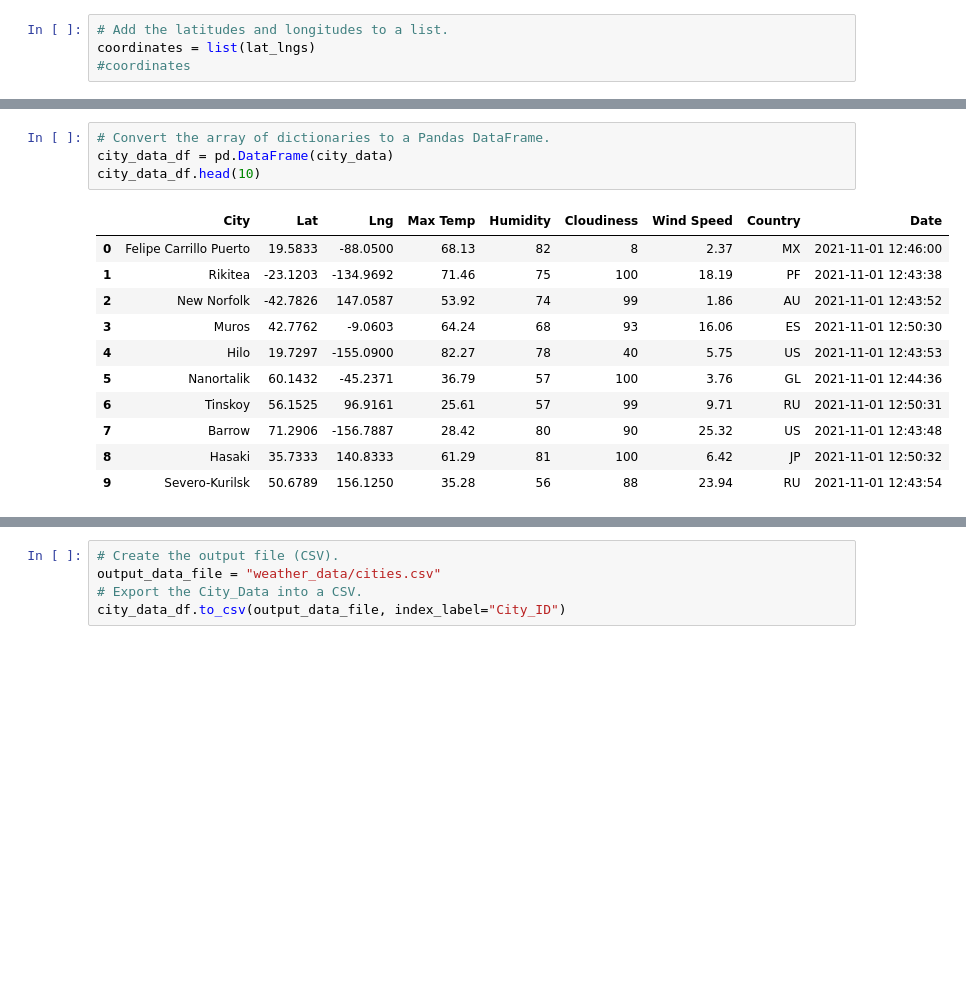
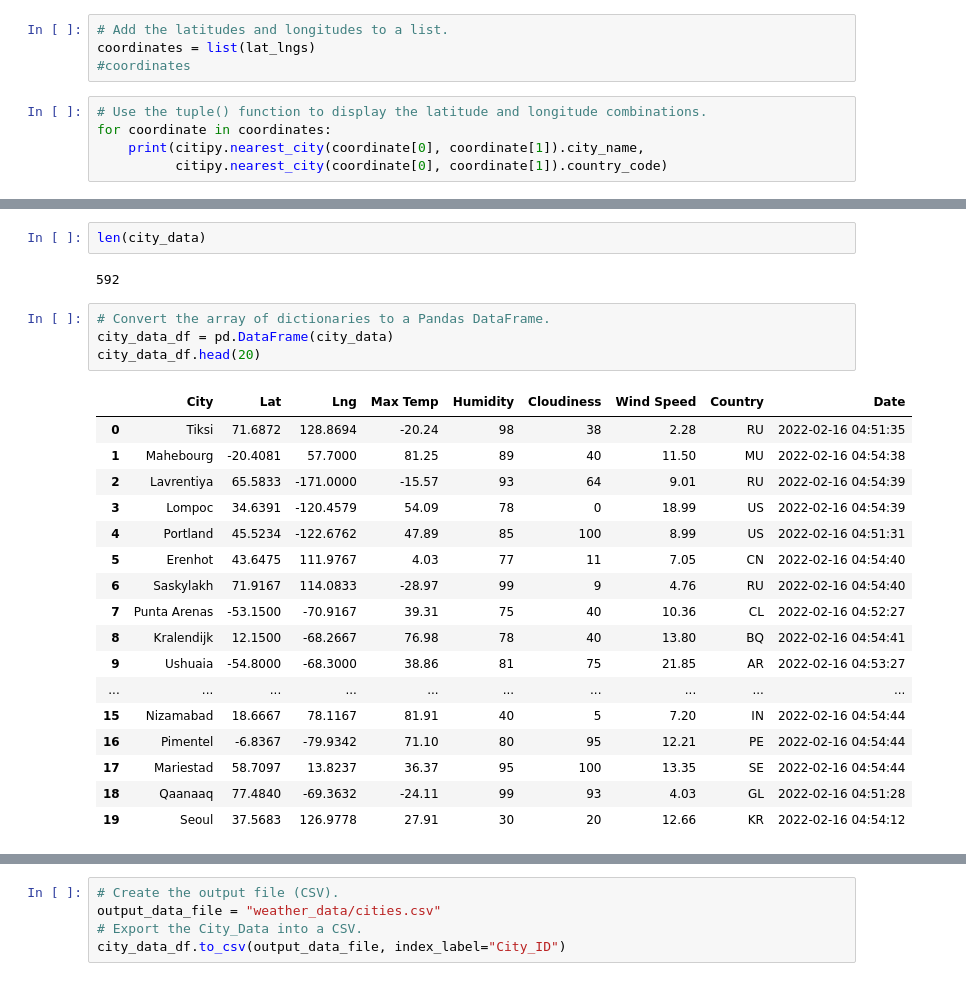
Before and after one commit to Alfer23/World_Weather_Analysis, a Jupyter notebook: WeatherPy.ipynb, the cells around one changed output, grey strips where cells are left out. Cells and saved outputs as stored; diff of their text form; blank space fills up the shorter version.

```diff
--- a/WeatherPy.ipynb
+++ b/WeatherPy.ipynb
@@ -29,3 +26,8 @@ lat_lngs
 # Add the latitudes and longitudes to a list.
 coordinates = list(lat_lngs)
 #coordinates
+# %%
+# Use the tuple() function to display the latitude and longitude combinations.
+for coordinate in coordinates:
+    print(citipy.nearest_city(coordinate[0], coordinate[1]).city_name,
+          citipy.nearest_city(coordinate[0], coordinate[1]).country_code)
@@ -122,22 +142,32 @@ Processing Record 39 of Set 13 | marsa matruh
 -----------------------------
 Data Retrieval Complete
 -----------------------------
+# %%
+len(city_data)
+# %% [output]
+592
 # %%
 # Convert the array of dictionaries to a Pandas DataFrame.
 city_data_df = pd.DataFrame(city_data)
-city_data_df.head(10)
+city_data_df.head(20)
 # %% [output]
 |  | City | Lat | Lng | Max Temp | Humidity | Cloudiness | Wind Speed | Country | Date |
-| 0 | Felipe Carrillo Puerto | 19.5833 | -88.0500 | 68.13 | 82 | 8 | 2.37 | MX | 2021-11-01 12:46:00 |
-| 1 | Rikitea | -23.1203 | -134.9692 | 71.46 | 75 | 100 | 18.19 | PF | 2021-11-01 12:43:38 |
-| 2 | New Norfolk | -42.7826 | 147.0587 | 53.92 | 74 | 99 | 1.86 | AU | 2021-11-01 12:43:52 |
-| 3 | Muros | 42.7762 | -9.0603 | 64.24 | 68 | 93 | 16.06 | ES | 2021-11-01 12:50:30 |
-| 4 | Hilo | 19.7297 | -155.0900 | 82.27 | 78 | 40 | 5.75 | US | 2021-11-01 12:43:53 |
-| 5 | Nanortalik | 60.1432 | -45.2371 | 36.79 | 57 | 100 | 3.76 | GL | 2021-11-01 12:44:36 |
-| 6 | Tinskoy | 56.1525 | 96.9161 | 25.61 | 57 | 99 | 9.71 | RU | 2021-11-01 12:50:31 |
-| 7 | Barrow | 71.2906 | -156.7887 | 28.42 | 80 | 90 | 25.32 | US | 2021-11-01 12:43:48 |
-| 8 | Hasaki | 35.7333 | 140.8333 | 61.29 | 81 | 100 | 6.42 | JP | 2021-11-01 12:50:32 |
-| 9 | Severo-Kurilsk | 50.6789 | 156.1250 | 35.28 | 56 | 88 | 23.94 | RU | 2021-11-01 12:43:54 |
+| 0 | Tiksi | 71.6872 | 128.8694 | -20.24 | 98 | 38 | 2.28 | RU | 2022-02-16 04:51:35 |
+| 1 | Mahebourg | -20.4081 | 57.7000 | 81.25 | 89 | 40 | 11.50 | MU | 2022-02-16 04:54:38 |
+| 2 | Lavrentiya | 65.5833 | -171.0000 | -15.57 | 93 | 64 | 9.01 | RU | 2022-02-16 04:54:39 |
+| 3 | Lompoc | 34.6391 | -120.4579 | 54.09 | 78 | 0 | 18.99 | US | 2022-02-16 04:54:39 |
+| 4 | Portland | 45.5234 | -122.6762 | 47.89 | 85 | 100 | 8.99 | US | 2022-02-16 04:51:31 |
+| 5 | Erenhot | 43.6475 | 111.9767 | 4.03 | 77 | 11 | 7.05 | CN | 2022-02-16 04:54:40 |
+| 6 | Saskylakh | 71.9167 | 114.0833 | -28.97 | 99 | 9 | 4.76 | RU | 2022-02-16 04:54:40 |
+| 7 | Punta Arenas | -53.1500 | -70.9167 | 39.31 | 75 | 40 | 10.36 | CL | 2022-02-16 04:52:27 |
+| 8 | Kralendijk | 12.1500 | -68.2667 | 76.98 | 78 | 40 | 13.80 | BQ | 2022-02-16 04:54:41 |
+| 9 | Ushuaia | -54.8000 | -68.3000 | 38.86 | 81 | 75 | 21.85 | AR | 2022-02-16 04:53:27 |
+| ... | ... | ... | ... | ... | ... | ... | ... | ... | ... |
+| 15 | Nizamabad | 18.6667 | 78.1167 | 81.91 | 40 | 5 | 7.20 | IN | 2022-02-16 04:54:44 |
+| 16 | Pimentel | -6.8367 | -79.9342 | 71.10 | 80 | 95 | 12.21 | PE | 2022-02-16 04:54:44 |
+| 17 | Mariestad | 58.7097 | 13.8237 | 36.37 | 95 | 100 | 13.35 | SE | 2022-02-16 04:54:44 |
+| 18 | Qaanaaq | 77.4840 | -69.3632 | -24.11 | 99 | 93 | 4.03 | GL | 2022-02-16 04:51:28 |
+| 19 | Seoul | 37.5683 | 126.9778 | 27.91 | 30 | 20 | 12.66 | KR | 2022-02-16 04:54:12 |
 # %%
 new_column_order=['City', 'Country', 'Date', 'Lat', 'Lng', 'Max Temp', 'Humidity', 'Cloudiness', 'Wind Speed']
 city_data_df=city_data_df[new_column_order]
```
Also changed, not shown: parts of 5 cells of this notebook.
